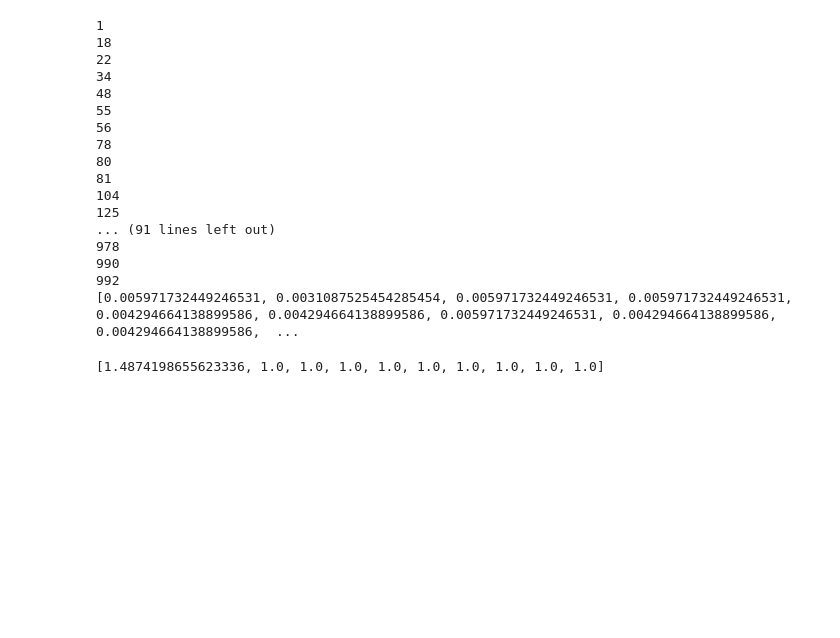
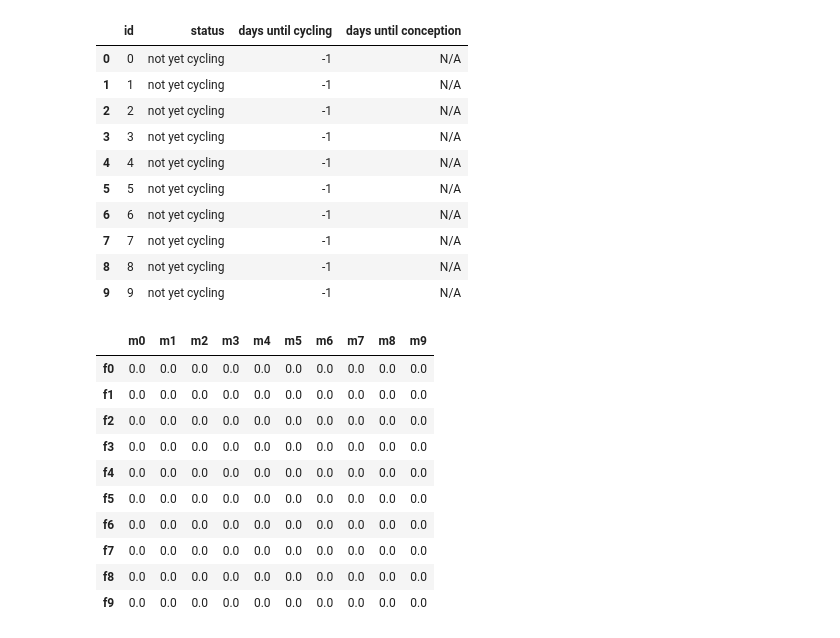
Before and after one commit to kevinrosenfield/FertilitySignalsABM, a Jupyter notebook: pymate_tests.ipynb, the cells around one changed output. Saved outputs shown, nothing was run; the diff lists cells and outputs as text; code cells hidden in the pictures; blank space fills up the shorter version.

```diff
--- a/pymate_tests.ipynb
+++ b/pymate_tests.ipynb
@@ -5,34 +5,38 @@ import plotly.express as px
 import matplotlib.pyplot as plt
 pymate = importlib.reload(pymate)
 # %%
-seasonality = 0.0
-number_generations = 1000
-number_females = 10
-number_males = 10
-model = population()
-model.evolve()
+pymate.seasonality = 0.0
+pymate.number_generations = 1000
+pymate.number_females = 10
+pymate.number_males = 10
+model = pymate.population()
+#model.evolve()
-# %% [output]
-1
-18
-22
-34
-48
-55
-56
-78
-80
-81
-104
-125
-... (91 lines left out)
-978
-990
-992
-[0.005971732449246531, 0.0031087525454285454, 0.005971732449246531, 0.005971732449246531, 0.004294664138899586, 0.004294664138899586, 0.005971732449246531, 0.004294664138899586, 0.004294664138899586,  ...
 # %%
-model.groups[0].males[0].competitive_effort = 1.2
-model.groups[0].set_ranks()
-[m.quality**m.competitive_effort for m in model.groups[0].males]
+model.groups[0].make_mating_df()
+model.groups[0].make_agent_data_dfs()
+display(model.groups[0].female_data)
+model.groups[0].mating_df
 # %% [output]
-[1.4874198655623336, 1.0, 1.0, 1.0, 1.0, 1.0, 1.0, 1.0, 1.0, 1.0]
+|  | id | status | days until cycling | days until conception |
+| 0 | 0 | not yet cycling | -1 | N/A |
+| 1 | 1 | not yet cycling | -1 | N/A |
+| 2 | 2 | not yet cycling | -1 | N/A |
+| 3 | 3 | not yet cycling | -1 | N/A |
+| 4 | 4 | not yet cycling | -1 | N/A |
+| 5 | 5 | not yet cycling | -1 | N/A |
+| 6 | 6 | not yet cycling | -1 | N/A |
+| 7 | 7 | not yet cycling | -1 | N/A |
+| 8 | 8 | not yet cycling | -1 | N/A |
+| 9 | 9 | not yet cycling | -1 | N/A |
+|  | m0 | m1 | m2 | m3 | m4 | m5 | m6 | m7 | m8 | m9 |
+| f0 | 0.0 | 0.0 | 0.0 | 0.0 | 0.0 | 0.0 | 0.0 | 0.0 | 0.0 | 0.0 |
+| f1 | 0.0 | 0.0 | 0.0 | 0.0 | 0.0 | 0.0 | 0.0 | 0.0 | 0.0 | 0.0 |
+| f2 | 0.0 | 0.0 | 0.0 | 0.0 | 0.0 | 0.0 | 0.0 | 0.0 | 0.0 | 0.0 |
+| f3 | 0.0 | 0.0 | 0.0 | 0.0 | 0.0 | 0.0 | 0.0 | 0.0 | 0.0 | 0.0 |
+| f4 | 0.0 | 0.0 | 0.0 | 0.0 | 0.0 | 0.0 | 0.0 | 0.0 | 0.0 | 0.0 |
+| f5 | 0.0 | 0.0 | 0.0 | 0.0 | 0.0 | 0.0 | 0.0 | 0.0 | 0.0 | 0.0 |
+| f6 | 0.0 | 0.0 | 0.0 | 0.0 | 0.0 | 0.0 | 0.0 | 0.0 | 0.0 | 0.0 |
+| f7 | 0.0 | 0.0 | 0.0 | 0.0 | 0.0 | 0.0 | 0.0 | 0.0 | 0.0 | 0.0 |
+| f8 | 0.0 | 0.0 | 0.0 | 0.0 | 0.0 | 0.0 | 0.0 | 0.0 | 0.0 | 0.0 |
+| f9 | 0.0 | 0.0 | 0.0 | 0.0 | 0.0 | 0.0 | 0.0 | 0.0 | 0.0 | 0.0 |
 # %%
```
Also changed, not shown: parts of 10 cells of this notebook, 3 other files.
